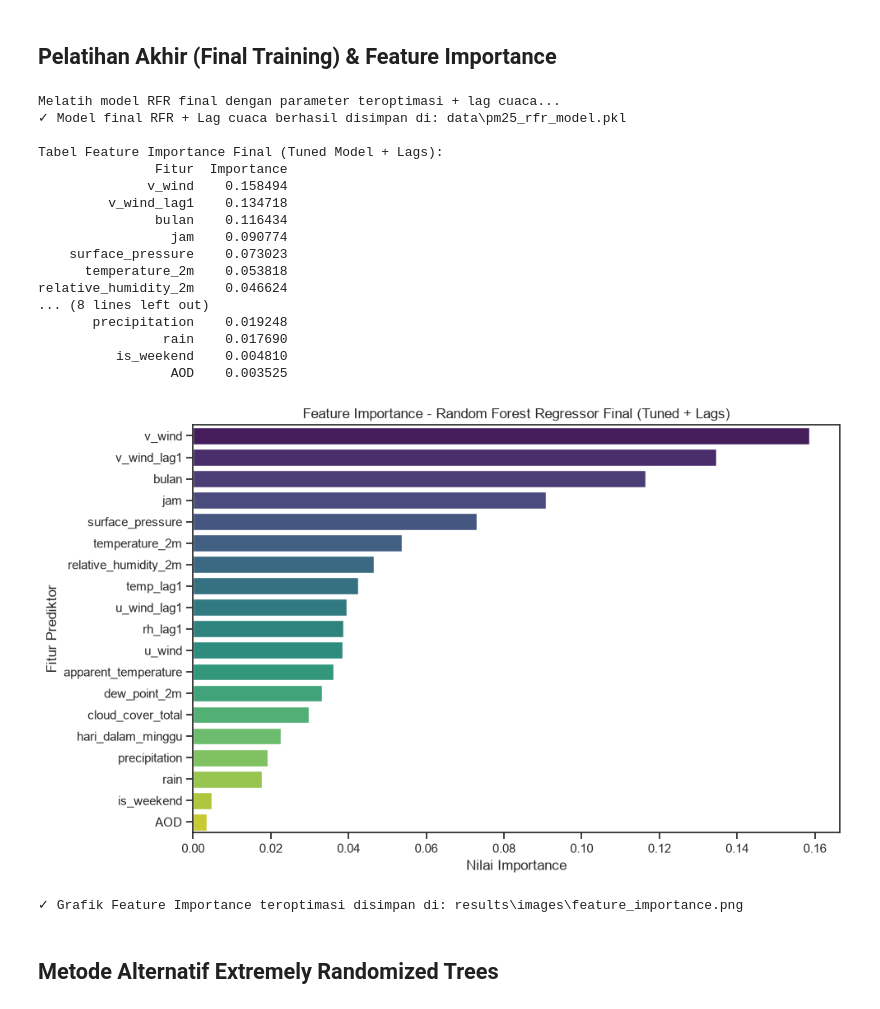
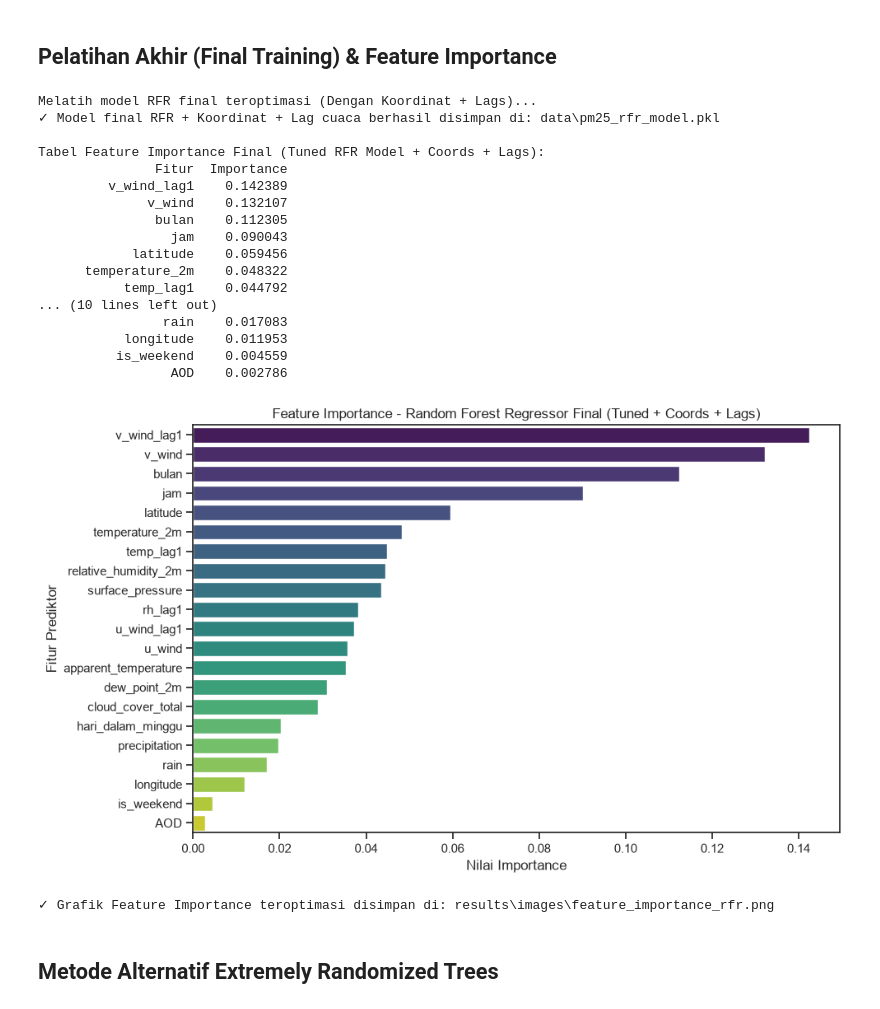
Before and after one commit to CAPS-26/spatial-pm25-estimator, a Jupyter notebook: 04_Modeling_RFR.ipynb, the cells around one changed output. Saved outputs shown, nothing was run; the diff lists cells and outputs as text; code cells hidden in the pictures.

```diff
--- a/04_Modeling_RFR.ipynb
+++ b/04_Modeling_RFR.ipynb
@@ -156,8 +157,10 @@ RATA-RATA GLOBAL BARU: R2 = 0.1945 | RMSE = 27.50 µg/m³ | MAE = 20.62 µg/m³
 ## Pelatihan Akhir (Final Training) & Feature Importance
 # %%
 # =================================================================
-# CELL FINAL: MELATIH MODEL RFR DENGAN HYPERPARAMETER TEROPTIMAL + LAG
+# CELL FINAL: MELATIH MODEL RFR DENGAN HYPERPARAMETER TEROPTIMAL + COORDS + LAGS
 # =================================================================
+from sklearn.ensemble import RandomForestRegressor
+import joblib
 
 # 1. Pastikan data terurut berdasarkan stasiun dan waktu
 df_lag = df.sort_values(by=['stasiun', 'waktu']).reset_index(drop=True)
@@ -171,8 +174,9 @@ df_lag['rh_lag1'] = df_lag.groupby('stasiun')['relative_humidity_2m'].shift(1)
 # Hapus baris pertama setiap stasiun yang bernilai NaN hasil shifting
 df_lag = df_lag.dropna(subset=['v_wind_lag1', 'u_wind_lag1', 'temp_lag1', 'rh_lag1']).reset_index(drop=True)
 
-# 3. Definisikan prediktor final tanpa koordinat tetapi dengan lag cuaca
-features_with_lags = [
+# 3. Definisikan prediktor final lengkap DENGAN koordinat dan lag cuaca
+features_with_coords_lags = [
+    'latitude', 'longitude',                             # Sertakan koordinat
     'temperature_2m', 'apparent_temperature', 'relative_humidity_2m',
     'dew_point_2m', 'precipitation', 'rain', 'surface_pressure',
     'cloud_cover_total', 'u_wind', 'v_wind', 'jam', 'bulan',
@@ -181,11 +185,11 @@ features_with_lags = [
 ]
 target = 'PM2.5'
 
-# 4. Latih model final RFR pada SELURUH data stasiun menggunakan parameter terbaik GridSearch Anda
-X_final = df_lag[features_with_lags]
+# 4. Latih model final RFR pada SELURUH data stasiun menggunakan parameter terbaik GridSearch
+X_final = df_lag[features_with_coords_lags]
 y_final = df_lag[target]
 
-print("Melatih model RFR final dengan parameter teroptimasi + lag cuaca...")
+print("Melatih model RFR final teroptimasi (Dengan Koordinat + Lags)...")
 final_model = RandomForestRegressor(
     n_estimators=100,
     max_depth=20,
@@ -199,61 +203,61 @@ final_model.fit(X_final, y_final)
 # 5. Simpan model terlatih ke disk (.pkl)
 model_output_path = os.path.join('data', 'pm25_rfr_model.pkl')
 joblib.dump(final_model, model_output_path)
-print(f"✓ Model final RFR + Lag cuaca berhasil disimpan di: {model_output_path}")
+print(f"✓ Model final RFR + Koordinat + Lag cuaca berhasil disimpan di: {model_output_path}")
 
 # 6. Hitung Feature Importance
 importances = final_model.feature_importances_
 indices = np.argsort(importances)[::-1]
 
 df_importance = pd.DataFrame({
-    'Fitur': [features_with_lags[i] for i in indices],
+    'Fitur': [features_with_coords_lags[i] for i in indices],
     'Importance': [importances[i] for i in indices]
 })
 
-print("\nTabel Feature Importance Final (Tuned Model + Lags):")
+print("\nTabel Feature Importance Final (Tuned RFR Model + Coords + Lags):")
 print(df_importance.to_string(index=False))
 
 # 7. Visualisasikan Feature Importance (Bebas dari Warning Seaborn)
 plt.figure(figsize=(10, 6))
 sns.barplot(
     x='Importance',
     y='Fitur',
     data=df_importance,
     palette='viridis',
     hue='Fitur',          # Menghindari FutureWarning
     legend=False          # Menghindari FutureWarning
 )
-plt.title('Feature Importance - Random Forest Regressor Final (Tuned + Lags)')
+plt.title('Feature Importance - Random Forest Regressor Final (Tuned + Coords + Lags)')
 plt.xlabel('Nilai Importance')
 plt.ylabel('Fitur Prediktor')
 plt.tight_layout()
 
 # Simpan grafik feature importance terbaru
-image_output_path = os.path.join('results', 'images', 'feature_importance.png')
+image_output_path = os.path.join('results', 'images', 'feature_importance_rfr.png')
 os.makedirs(os.path.dirname(image_output_path), exist_ok=True)
 plt.savefig(image_output_path, dpi=300)
 plt.show()
 print(f"✓ Grafik Feature Importance teroptimasi disimpan di: {image_output_path}")
 # %% [output]
-Melatih model RFR final dengan parameter teroptimasi + lag cuaca...
-✓ Model final RFR + Lag cuaca berhasil disimpan di: data\pm25_rfr_model.pkl
+Melatih model RFR final teroptimasi (Dengan Koordinat + Lags)...
+✓ Model final RFR + Koordinat + Lag cuaca berhasil disimpan di: data\pm25_rfr_model.pkl
 
-Tabel Feature Importance Final (Tuned Model + Lags):
+Tabel Feature Importance Final (Tuned RFR Model + Coords + Lags):
                Fitur  Importance
-              v_wind    0.158494
-         v_wind_lag1    0.134718
-               bulan    0.116434
-                 jam    0.090774
-    surface_pressure    0.073023
-      temperature_2m    0.053818
-relative_humidity_2m    0.046624
-... (8 lines left out)
-       precipitation    0.019248
-                rain    0.017690
-          is_weekend    0.004810
-                 AOD    0.003525
+         v_wind_lag1    0.142389
+              v_wind    0.132107
+               bulan    0.112305
+                 jam    0.090043
+            latitude    0.059456
+      temperature_2m    0.048322
+           temp_lag1    0.044792
+... (10 lines left out)
+                rain    0.017083
+           longitude    0.011953
+          is_weekend    0.004559
+                 AOD    0.002786
-[figure, old version]
+[figure, new version]
-✓ Grafik Feature Importance teroptimasi disimpan di: results\images\feature_importance.png
+✓ Grafik Feature Importance teroptimasi disimpan di: results\images\feature_importance_rfr.png
 # %% [markdown]
 ## Metode Alternatif Extremely Randomized Trees
 # %%
```
Also changed, not shown: parts of 3 cells of this notebook, 9 other files.
